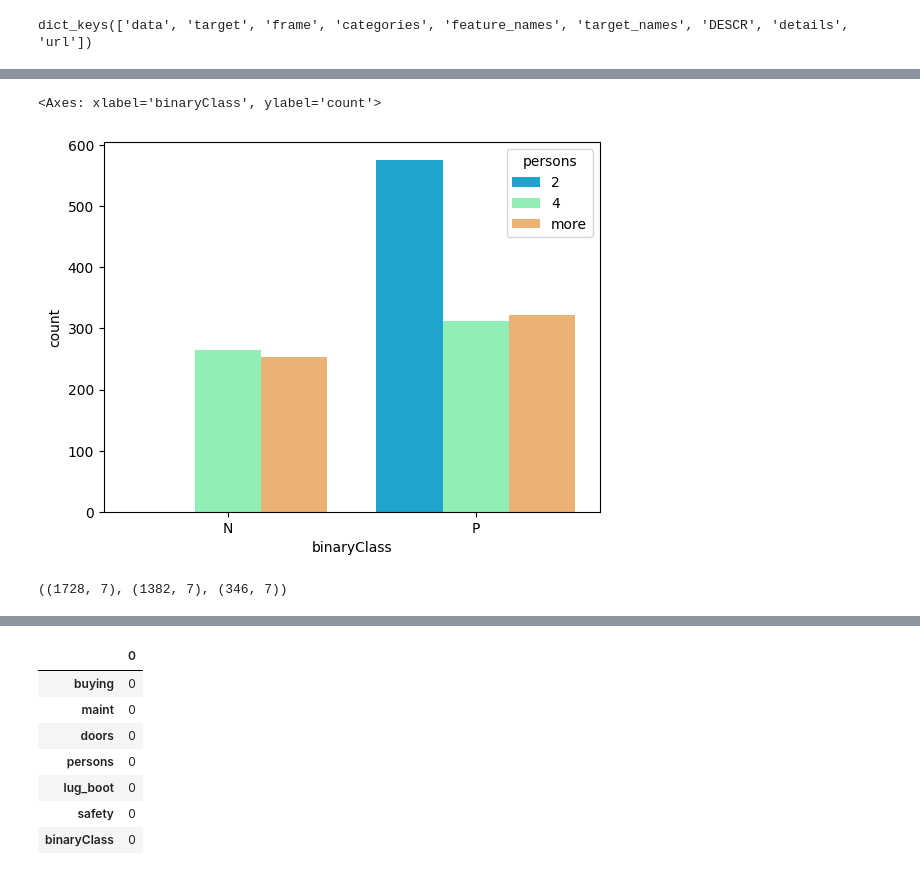
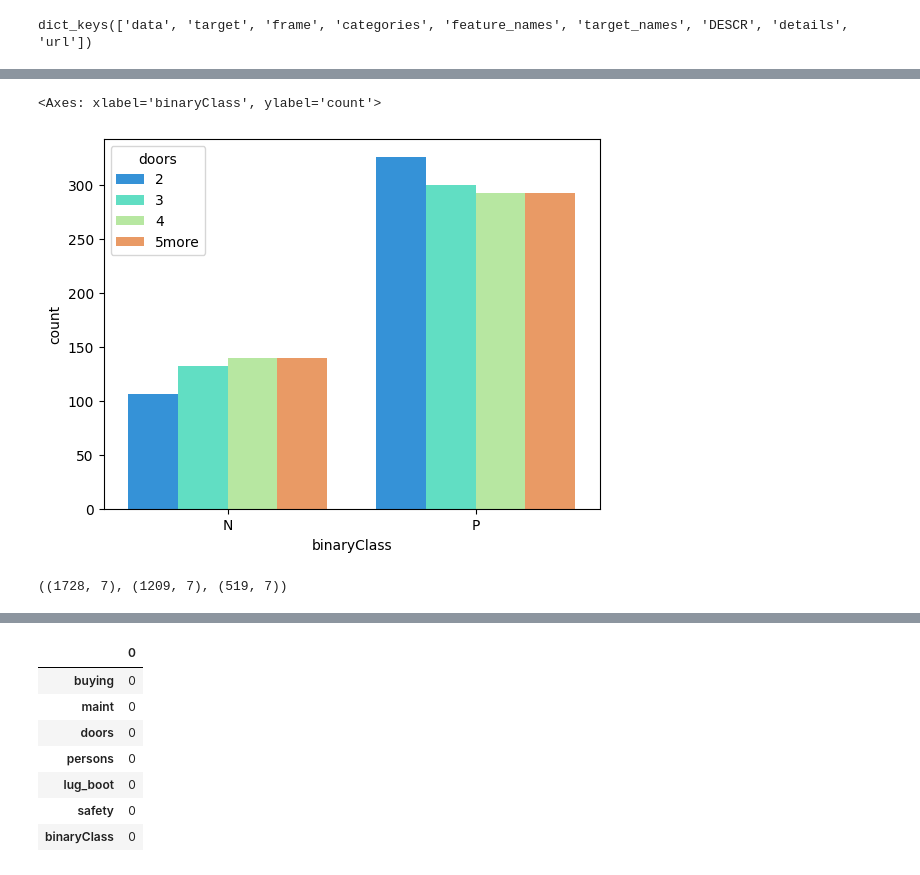
Before and after one commit to 2303A510H3/AIML-25_B15, a Jupyter notebook: Lab_8.ipynb, the cells around one changed output, grey strips where cells are left out. Cells and saved outputs as stored; diff of their text form; code cells hidden in the pictures.

```diff
--- a/Lab_8.ipynb
+++ b/Lab_8.ipynb
@@ -58,4 +34 @@ fetch_openml(name='car')
 car_data=fetch_openml(name='car',version=2,parser='auto')
-# %%
-from sklearn.datasets import fetch_openml
-car_data=fetch_openml(name='car',version=2,parser='auto')
@@ -106,12 +121,15 @@ pandas.core.frame.DataFrame
 # %%
-sns.countplot(x=car_data.binaryClass,hue='persons',data=car_data,palette='rainbow')
+sns.countplot(x=car_data.binaryClass,hue='doors',data=car_data,palette='rainbow')
 # %% [output]
 <Axes: xlabel='binaryClass', ylabel='count'>
-[figure, old version]
+[figure, new version]
 # %%
+
 from sklearn.model_selection import train_test_split
-train_data,test_data=train_test_split(car_data,test_size=0.2,random_state=20)
-#print('Dataset size:{}\ntraining data is: {}\ntesting data is: {}'.format(len(car_data),len(train_data),len(test_data)))
-car_data.shape,train_data.shape,test_data.shape
+
+train_data, test_data =train_test_split(car_data, test_size = 0.3,
+                                        random_state=20)
+#print('The size of training data is : {}\nThe size of testing data is : {}'.format(len(test_data) , len(test_data)))
+car_data.shape, train_data.shape, test_data.shape
 # %% [output]
-((1728, 7), (1382, 7), (346, 7))
+((1728, 7), (1209, 7), (519, 7))
```
Also changed, not shown: parts of 33 cells of this notebook.
